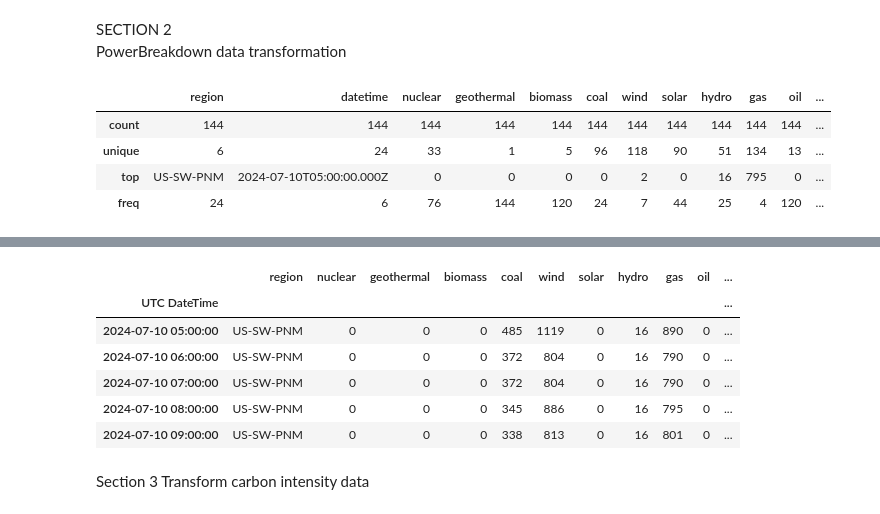
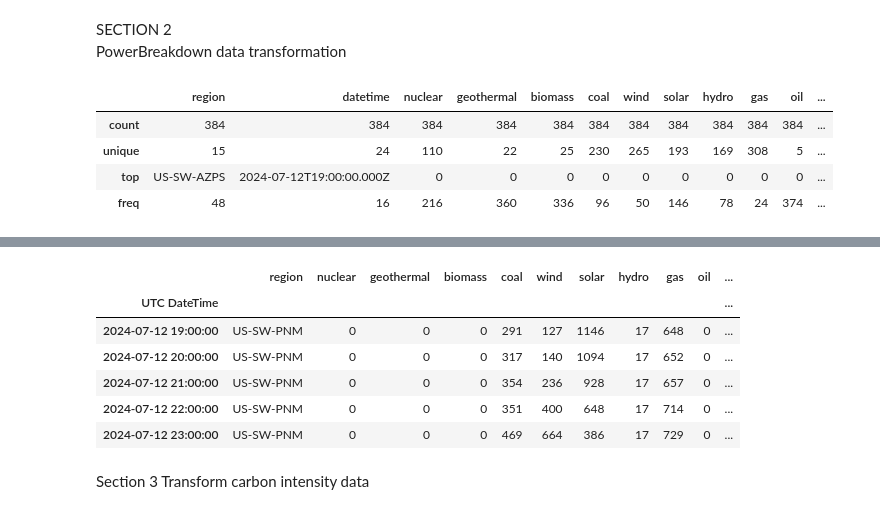
Before and after one commit to BlufferMK/UnitedStatesEnergyData, a Jupyter notebook: Elec_Generation_SW.ipynb, the cells around one changed output, grey strips where cells are left out. Saved outputs shown, nothing was run; the diff lists cells and outputs as text; code cells hidden in the pictures.

Commit message:
jul17data

```diff
--- a/Elec_Generation_one_export.ipynb
+++ b/Elec_Generation_SW.ipynb
@@ -12,7 +12,8 @@ import requests
 import json
 # %%
 
-# zones for electrical utilities in New Mexico
-zones = ["US-SW-PNM", "US-sW-EPE", "US-SW-WALC", "US-NW-PACE", "US-NW-PSCO", "US-CENT-SWPP"]
+# zones for electrical utilities in Southwest
+zones = ["US-SW-PNM", "US-SW-EPE", "US-SW-WALC", "US-NW-PACE", "US-NW-PSCO", "US-CENT-SWPP", "US-TEX-ERCO", "US-MIDW-AECI","US-SW-AZPS","US-SW-AZPS",
+         "US-NW-WACM", "US-SW-SRP", "US-SW-TEPC", "US-CENT-SPA", "US-CAL-IID", "US-CAL-CISO"]
 # %%
 
@@ -96,45 +97,47 @@ df_NM = pd.DataFrame.from_dict(sw_pnm1,orient='index')
 # %%
 # Data wrangling from the response to create a legible dataFrame
 # outer for loop for regions/responses
-for reg in range(6):
+for reg in range(len(zones)):
+    #for each zone
     response = f"response_{reg+1}"
-   # reg_mult = reg*6
+
 # pull data from json for each time in this file for this region and add to the existing dataframe
     for i in range(24):
+        # 24 is for the 24 hours of data for each zone
         region = df_power_breakdown_history[f"{response}"]['history'][i]['zone']
         datetime = df_power_breakdown_history[f"{response}"]['history'][i]['datetime']
         nuclear = df_power_breakdown_history[f"{response}"]['history'][i]["powerConsumptionBreakdown"]['nuclear']
         geothermal = df_power_breakdown_history[f"{response}"]['history'][i]["powerConsumptionBreakdown"]['geothermal']
         biomass = df_power_breakdown_history[f"{response}"]['history'][i]["powerConsumptionBreakdown"]['biomass']
         coal = df_power_breakdown_history[f"{response}"]['history'][i]["powerConsumptionBreakdown"]['coal']
         wind = df_power_breakdown_history[f"{response}"]['history'][i]["powerConsumptionBreakdown"]['wind']
         solar = df_power_breakdown_history[f"{response}"]['history'][i]["powerConsumptionBreakdown"]['solar']
         hydro = df_power_breakdown_history[f"{response}"]['history'][i]["powerConsumptionBreakdown"]['hydro']
         gas = df_power_breakdown_history[f"{response}"]['history'][i]["powerConsumptionBreakdown"]['gas']
         oil = df_power_breakdown_history[f"{response}"]['history'][i]["powerConsumptionBreakdown"]['oil']
         unknown = df_power_breakdown_history[f"{response}"]['history'][i]["powerConsumptionBreakdown"]['unknown']
         hydro_discharge = df_power_breakdown_history[f"{response}"]['history'][i]["powerConsumptionBreakdown"]['hydro discharge']
         battery_discharge = df_power_breakdown_history[f"{response}"]['history'][i]["powerConsumptionBreakdown"]['battery discharge']
         renewable_percentage = df_power_breakdown_history[f"{response}"]['history'][i]["renewablePercentage"]
         total_consumption = df_power_breakdown_history[f"{response}"]['history'][i]["powerConsumptionTotal"]
         estimated = df_power_breakdown_history[f"{response}"]['history'][i]["isEstimated"]
 
-
+        # this 24 is also for the 23 hours of data for each zone
         df_NM[24*reg+i]= {'region':region, 'datetime':datetime,'nuclear':nuclear,'geothermal':geothermal,'biomass':biomass, 'coal':coal, 'wind':wind, 'solar':solar,
            'hydro':hydro, 'gas':gas, 'oil':oil, 'uknown':unknown, 'hydro-discharge':hydro_discharge,
            'battery_discharge':battery_discharge, 'renewable_percentage':renewable_percentage, 'total_consumption':total_consumption,
            'estimated':estimated}
 #set up the times as rows and measurements as columns
 df_NM_new = df_NM.transpose()
 
 # check data types
 df_NM_new.describe()
 # %% [output]
 |  | region | datetime | nuclear | geothermal | biomass | coal | wind | solar | hydro | gas | oil | ... |
-| count | 144 | 144 | 144 | 144 | 144 | 144 | 144 | 144 | 144 | 144 | 144 | ... |
-| unique | 6 | 24 | 33 | 1 | 5 | 96 | 118 | 90 | 51 | 134 | 13 | ... |
-| top | US-SW-PNM | 2024-07-10T05:00:00.000Z | 0 | 0 | 0 | 0 | 2 | 0 | 16 | 795 | 0 | ... |
-| freq | 24 | 6 | 76 | 144 | 120 | 24 | 7 | 44 | 25 | 4 | 120 | ... |
+| count | 384 | 384 | 384 | 384 | 384 | 384 | 384 | 384 | 384 | 384 | 384 | ... |
+| unique | 15 | 24 | 110 | 22 | 25 | 230 | 265 | 193 | 169 | 308 | 5 | ... |
+| top | US-SW-AZPS | 2024-07-12T19:00:00.000Z | 0 | 0 | 0 | 0 | 0 | 0 | 0 | 0 | 0 | ... |
+| freq | 48 | 16 | 216 | 360 | 336 | 96 | 50 | 146 | 78 | 24 | 374 | ... |
 # %%
 # convert measured Energy values to integers in Giga Watts
 convert_dict = {'nuclear': int, 'geothermal': int, 'biomass': int, 'coal': int, 'wind': int, 'solar': int, 'hydro': int, 'gas': int, 'oil': int,
@@ -206,11 +209,11 @@ df_NM_newer.head()
 # %% [output]
 |  | region | nuclear | geothermal | biomass | coal | wind | solar | hydro | gas | oil | ... |
 | UTC DateTime |  |  |  |  |  |  |  |  |  |  | ... |
-| 2024-07-10 05:00:00 | US-SW-PNM | 0 | 0 | 0 | 485 | 1119 | 0 | 16 | 890 | 0 | ... |
-| 2024-07-10 06:00:00 | US-SW-PNM | 0 | 0 | 0 | 372 | 804 | 0 | 16 | 790 | 0 | ... |
-| 2024-07-10 07:00:00 | US-SW-PNM | 0 | 0 | 0 | 372 | 804 | 0 | 16 | 790 | 0 | ... |
-| 2024-07-10 08:00:00 | US-SW-PNM | 0 | 0 | 0 | 345 | 886 | 0 | 16 | 795 | 0 | ... |
-| 2024-07-10 09:00:00 | US-SW-PNM | 0 | 0 | 0 | 338 | 813 | 0 | 16 | 801 | 0 | ... |
+| 2024-07-12 19:00:00 | US-SW-PNM | 0 | 0 | 0 | 291 | 127 | 1146 | 17 | 648 | 0 | ... |
+| 2024-07-12 20:00:00 | US-SW-PNM | 0 | 0 | 0 | 317 | 140 | 1094 | 17 | 652 | 0 | ... |
+| 2024-07-12 21:00:00 | US-SW-PNM | 0 | 0 | 0 | 354 | 236 | 928 | 17 | 657 | 0 | ... |
+| 2024-07-12 22:00:00 | US-SW-PNM | 0 | 0 | 0 | 351 | 400 | 648 | 17 | 714 | 0 | ... |
+| 2024-07-12 23:00:00 | US-SW-PNM | 0 | 0 | 0 | 469 | 664 | 386 | 17 | 729 | 0 | ... |
 # %% [markdown]
 Section 3
 Transform carbon intensity data
```
Also changed, not shown: parts of 5 cells of this notebook, 15 other files.
